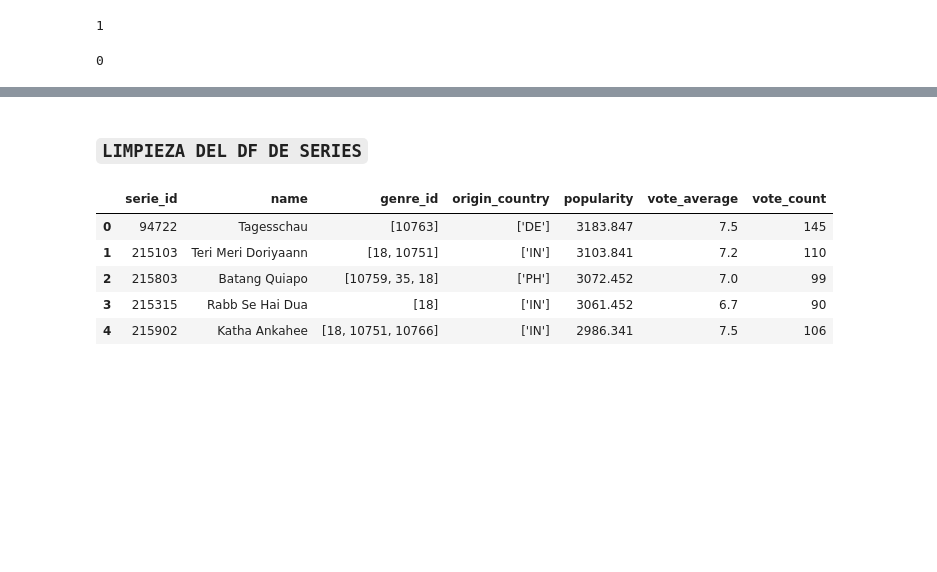
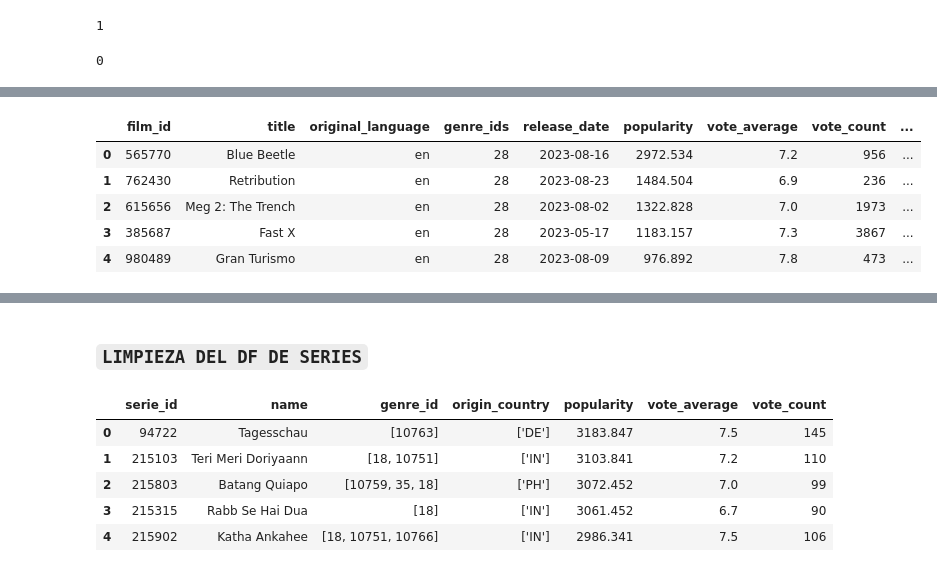
Before and after one commit to Jimme7/EDA-Films, a Jupyter notebook: src/Notebooks/Cleaning.ipynb, the cells around one changed output, grey strips where cells are left out. Drawn from its saved outputs; the diff is of its cells as text; code cells hidden in the pictures; blank space fills up the shorter version.

```diff
--- a/src/Notebooks/Cleaning.ipynb
+++ b/src/Notebooks/Cleaning.ipynb
@@ -156,0 +127,11 @@ pd.merge(films,genre_films, left_on= 'genre_ids', right_on= 'id')
+# %%
+#Y hacemos un merge con el df de géneros para poder unir cada género a su género_id
+films = pd.merge(films,genre_films, left_on= 'genre_ids', right_on= 'id')
+films.head(5)
+# %% [output]
+|  | film_id | title | original_language | genre_ids | release_date | popularity | vote_average | vote_count | ... |
+| 0 | 565770 | Blue Beetle | en | 28 | 2023-08-16 | 2972.534 | 7.2 | 956 | ... |
+| 1 | 762430 | Retribution | en | 28 | 2023-08-23 | 1484.504 | 6.9 | 236 | ... |
+| 2 | 615656 | Meg 2: The Trench | en | 28 | 2023-08-02 | 1322.828 | 7.0 | 1973 | ... |
+| 3 | 385687 | Fast X | en | 28 | 2023-05-17 | 1183.157 | 7.3 | 3867 | ... |
+| 4 | 980489 | Gran Turismo | en | 28 | 2023-08-09 | 976.892 | 7.8 | 473 | ... |
```
Also changed, not shown: parts of 13 cells of this notebook.
